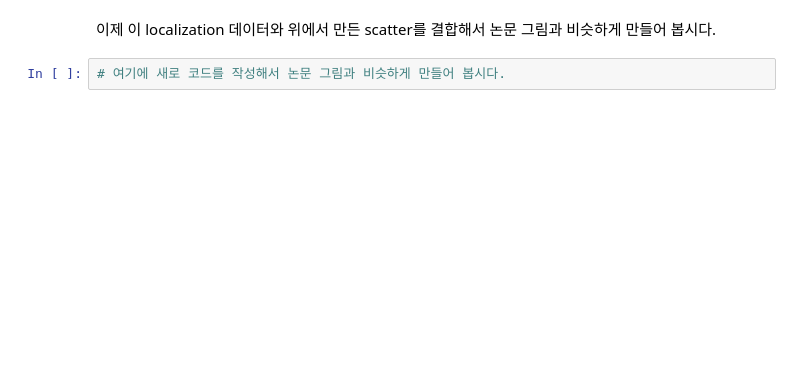
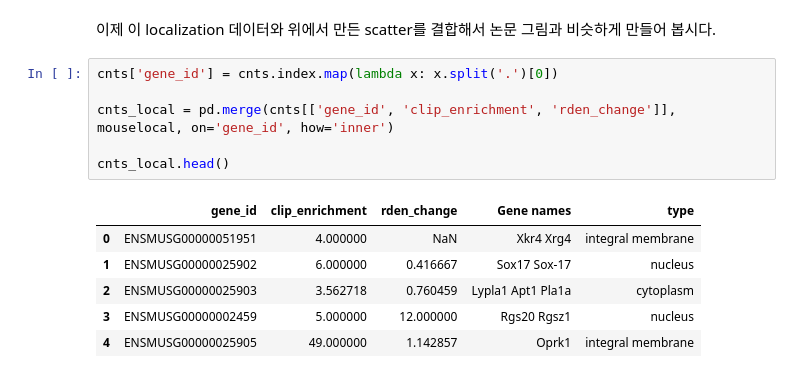
Before and after one commit to krchoihm/bioinfo1-project, a Jupyter notebook: CoLab_TermProj_2024_1.ipynb, the cells around one changed output. Cells and saved outputs as stored; diff of their text form; blank space fills up the shorter version.

```diff
--- a/CoLab_TermProj_2024_1.ipynb
+++ b/CoLab_TermProj_2024_1.ipynb
@@ -270,4 +277,15 @@ mouselocal.head()
 # %% [markdown]
 이제 이 localization 데이터와 위에서 만든 scatter를 결합해서 논문 그림과 비슷하게 만들어 봅시다.
-# %%
-# 여기에 새로 코드를 작성해서 논문 그림과 비슷하게 만들어 봅시다.
+# %%
+cnts['gene_id'] = cnts.index.map(lambda x: x.split('.')[0])
+
+cnts_local = pd.merge(cnts[['gene_id', 'clip_enrichment', 'rden_change']], mouselocal, on='gene_id', how='inner')
+
+cnts_local.head()
+# %% [output]
+|  | gene_id | clip_enrichment | rden_change | Gene names | type |
+| 0 | ENSMUSG00000051951 | 4.000000 | NaN | Xkr4 Xrg4 | integral membrane |
+| 1 | ENSMUSG00000025902 | 6.000000 | 0.416667 | Sox17 Sox-17 | nucleus |
+| 2 | ENSMUSG00000025903 | 3.562718 | 0.760459 | Lypla1 Apt1 Pla1a | cytoplasm |
+| 3 | ENSMUSG00000002459 | 5.000000 | 12.000000 | Rgs20 Rgsz1 | nucleus |
+| 4 | ENSMUSG00000025905 | 49.000000 | 1.142857 | Oprk1 | integral membrane |
```
Also changed, not shown: parts of 2 cells of this notebook.
